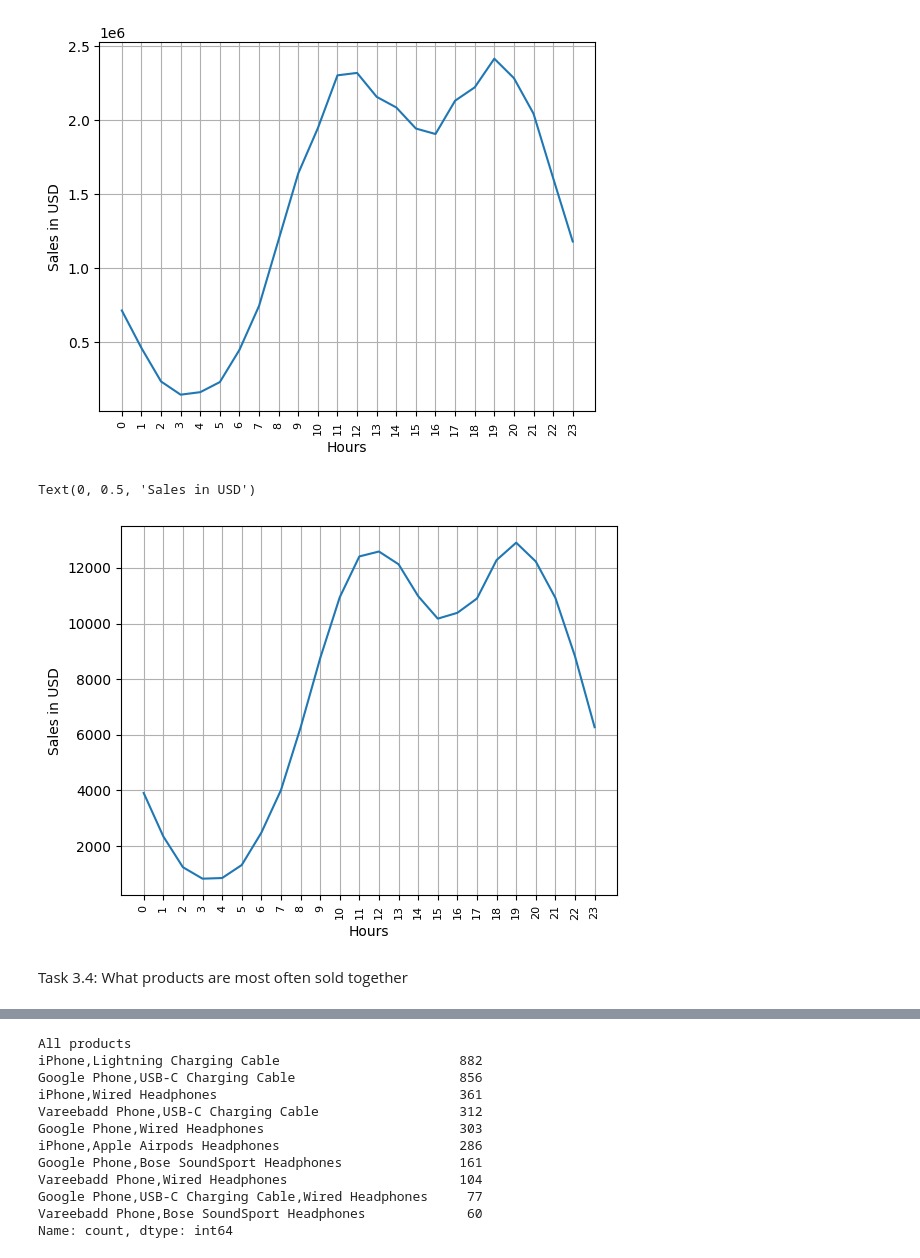
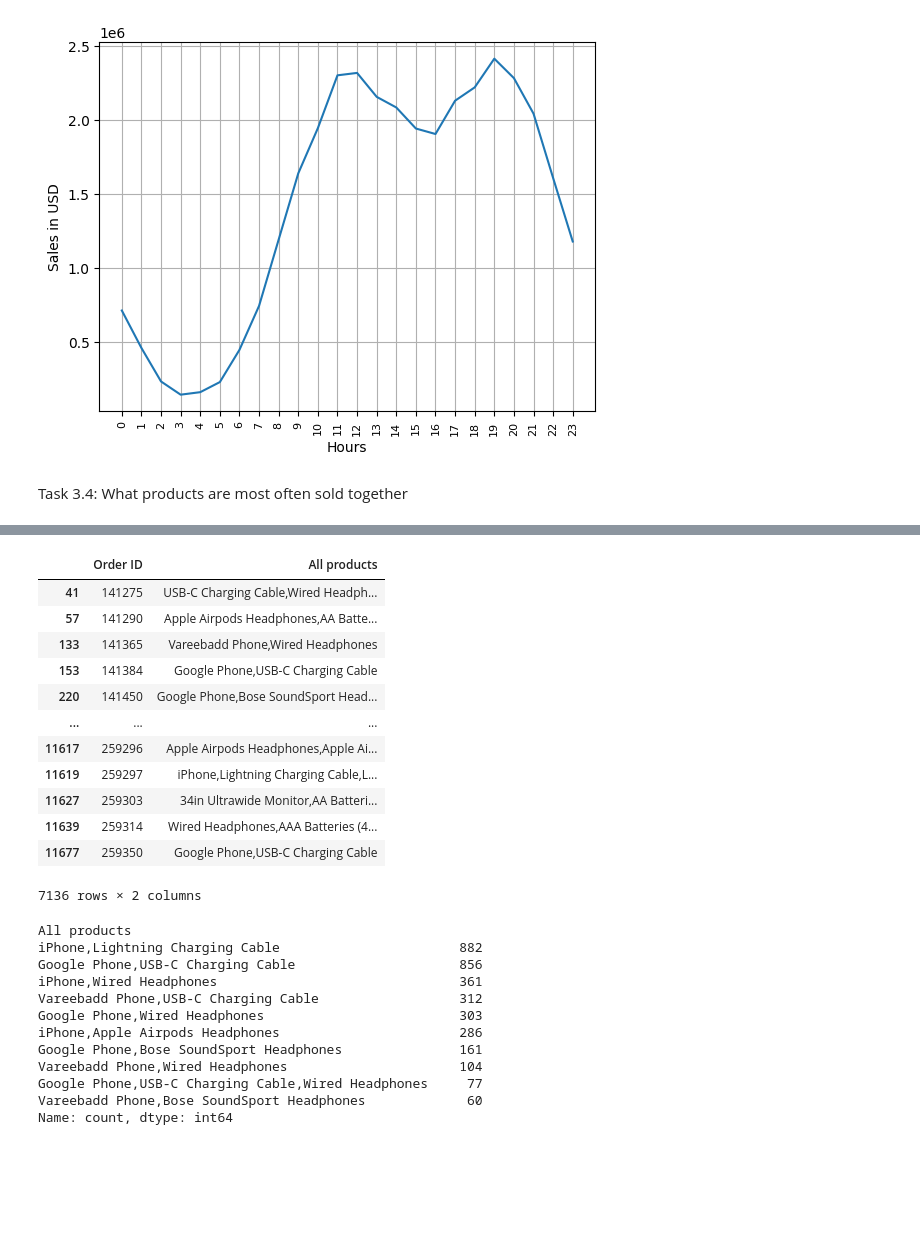
Before and after one commit to SuichiDaito/Report_DataAnaLyst, a Jupyter notebook: Data_Analyst/report.ipynb, the cells around one changed output, grey strips where cells are left out. Saved outputs shown, nothing was run; the diff lists cells and outputs as text; code cells hidden in the pictures; blank space fills up the shorter version.

```diff
--- a/Data_Analyst/report.ipynb
+++ b/Data_Analyst/report.ipynb
@@ -211,6 +211,8 @@ Task 3.3: What time should we display ads to maximize the likelihood of customer
 print(df['Order Date'].dtypes)
 # %% [output]
 object
+# %%
+df['Order Date'] = pd.to_datetime(df['Order Date'])
 # %%
 df['Order Date'] = pd.to_datetime(df['Order Date'], format='%d%b%Y:%H:%M:%S.%f')
 # %%
@@ -247,19 +249,6 @@ plt.ylabel('Sales in USD')
 # %% [output]
 Text(0, 0.5, 'Sales in USD')
 [figure]
-# %%
-Best_sales_hours = df.groupby('Hours').count()['Sales']
-
-hours  = [ hour for hour, sales in Best_sales_hours.items() ]
-
-plt.plot(hours ,Best_sales_hours )
-plt.xticks(hours, rotation =90, size = 8)
-plt.grid()
-plt.xlabel('Hours')
-plt.ylabel('Sales in USD')
-# %% [output]
-Text(0, 0.5, 'Sales in USD')
-[figure, removed]
 # %% [markdown]
 Task 3.4: What products are most often sold together
 # %%
@@ -291,6 +280,21 @@ See the caveats in the documentation: https://pandas.pydata.org/pandas-docs/stab
 | 133 | 141365 | Vareebadd Phone | 1 | 400.00 | 400.00 | 2019-01-10 11:19:00 | 20 Dogwood St, New York City, NY ... | 01 | ... |
 # %%
 df_dup = df_dup[['Order ID','All products']].drop_duplicates()
+df_dup
+# %% [output]
+|  | Order ID | All products |
+| 41 | 141275 | USB-C Charging Cable,Wired Headph... |
+| 57 | 141290 | Apple Airpods Headphones,AA Batte... |
+| 133 | 141365 | Vareebadd Phone,Wired Headphones |
+| 153 | 141384 | Google Phone,USB-C Charging Cable |
+| 220 | 141450 | Google Phone,Bose SoundSport Head... |
+| ... | ... | ... |
+| 11617 | 259296 | Apple Airpods Headphones,Apple Ai... |
+| 11619 | 259297 | iPhone,Lightning Charging Cable,L... |
+| 11627 | 259303 | 34in Ultrawide Monitor,AA Batteri... |
+| 11639 | 259314 | Wired Headphones,AAA Batteries (4... |
+| 11677 | 259350 | Google Phone,USB-C Charging Cable |
+7136 rows × 2 columns
 # %%
 df_dup['All products'].value_counts().head(10)
 # %% [output]
```
Also changed, not shown: parts of 10 cells of this notebook, 1 other file.
